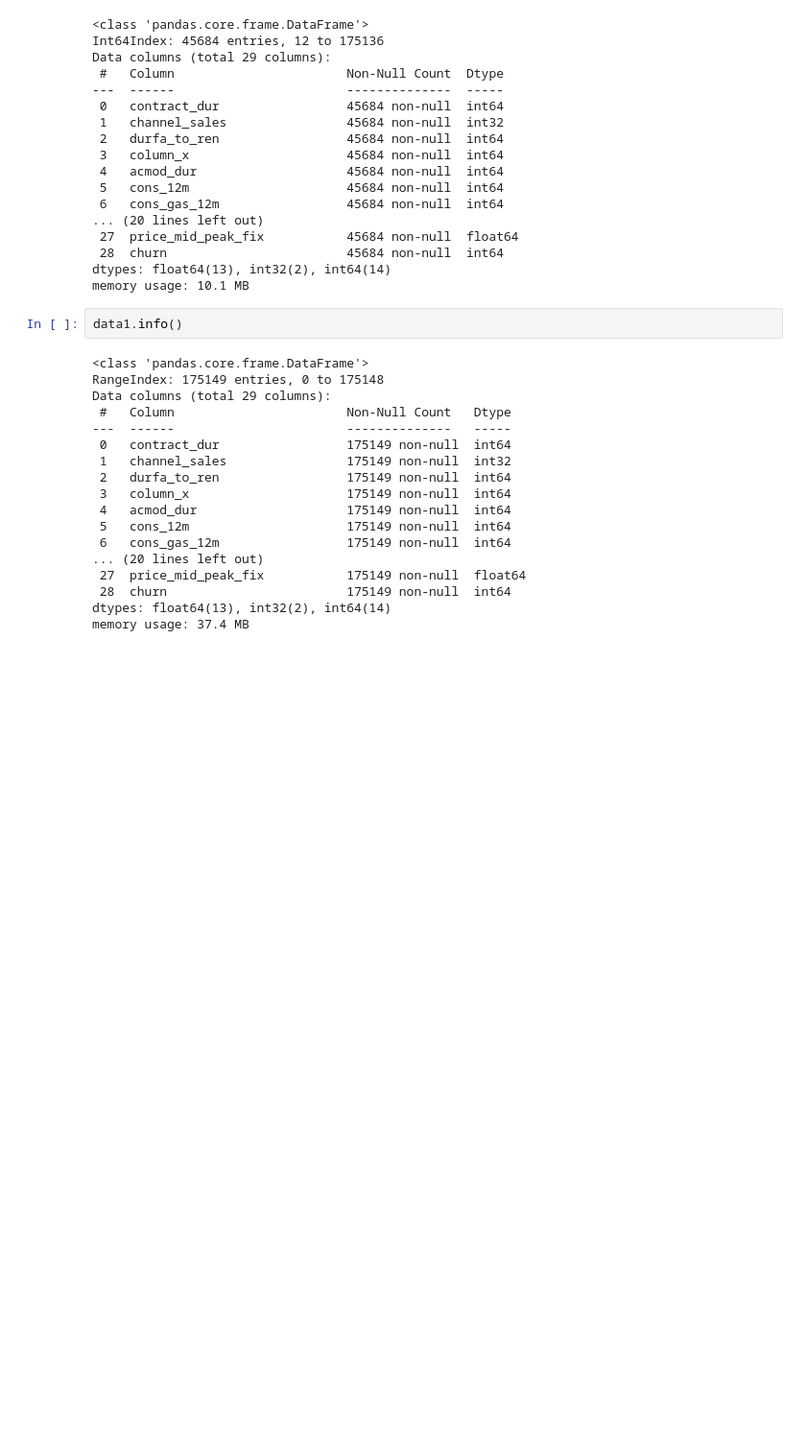
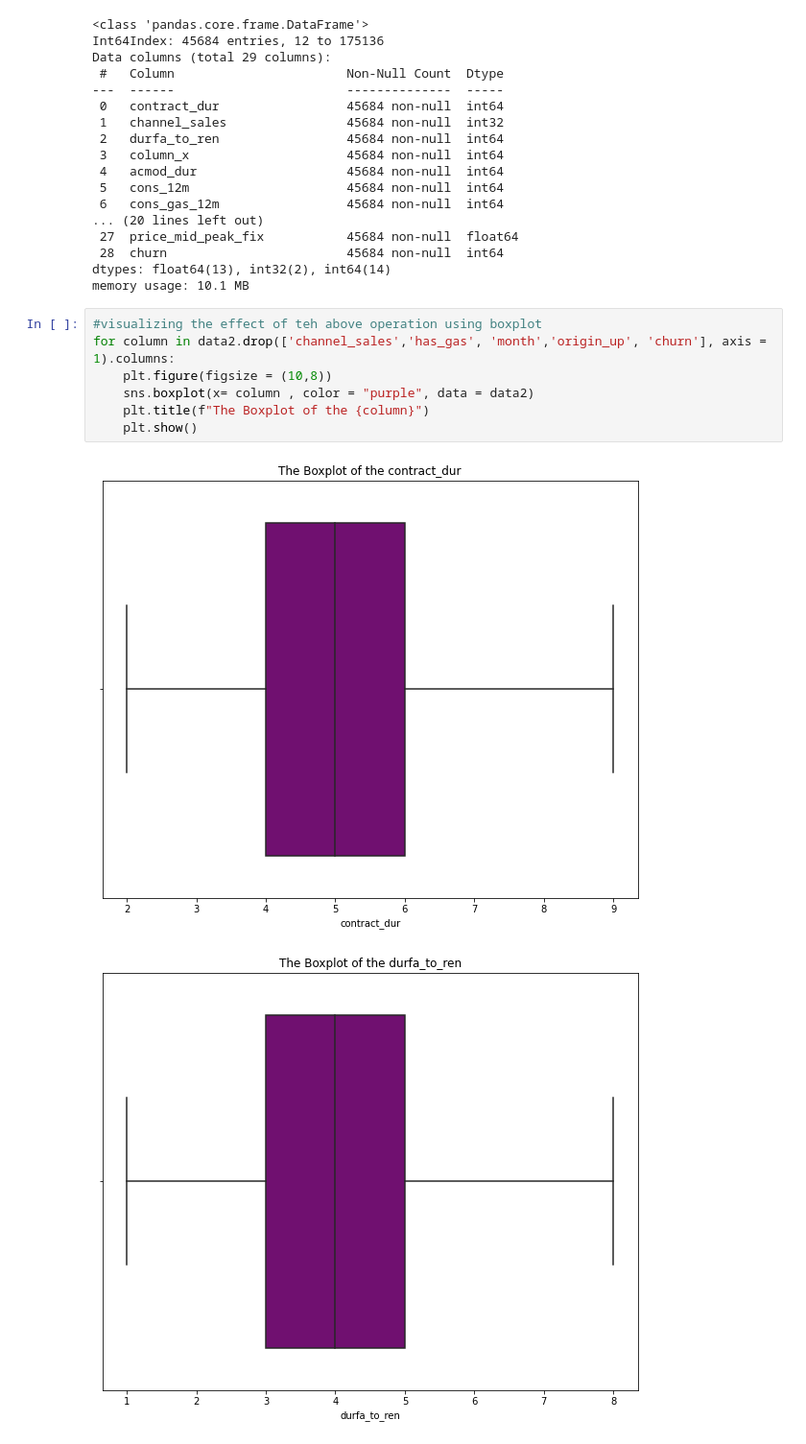
Before and after one commit to McOwino/Client_Churn_Random_Forest_Modelling, a Jupyter notebook: Client_Churning_Modelling.ipynb, the cells around one changed output. Shown at 96% size. Drawn from its saved outputs; the diff is of its cells as text; blank space fills up the shorter version.

```diff
--- a/Client_Churning_Modelling.ipynb
+++ b/Client_Churning_Modelling.ipynb
@@ -245,23 +245,13 @@ Data columns (total 29 columns):
  28  churn                        45684 non-null  int64
 dtypes: float64(13), int32(2), int64(14)
 memory usage: 10.1 MB
-# %%
-data1.info()
-# %% [output]
-<class 'pandas.core.frame.DataFrame'>
-RangeIndex: 175149 entries, 0 to 175148
-Data columns (total 29 columns):
- #   Column                       Non-Null Count   Dtype
----  ------                       --------------   -----
- 0   contract_dur                 175149 non-null  int64
- 1   channel_sales                175149 non-null  int32
- 2   durfa_to_ren                 175149 non-null  int64
- 3   column_x                     175149 non-null  int64
- 4   acmod_dur                    175149 non-null  int64
- 5   cons_12m                     175149 non-null  int64
- 6   cons_gas_12m                 175149 non-null  int64
-... (20 lines left out)
- 27  price_mid_peak_fix           175149 non-null  float64
- 28  churn                        175149 non-null  int64
-dtypes: float64(13), int32(2), int64(14)
-memory usage: 37.4 MB
+# %%
+#visualizing the effect of teh above operation using boxplot
+for column in data2.drop(['channel_sales','has_gas', 'month','origin_up', 'churn'], axis = 1).columns:
+    plt.figure(figsize = (10,8))
+    sns.boxplot(x= column , color = "purple", data = data2)
+    plt.title(f"The Boxplot of the {column}")
+    plt.show()
+# %% [output]
+[figure, added]
+[figure, added]
```
Also changed, not shown: parts of 9 cells of this notebook.
